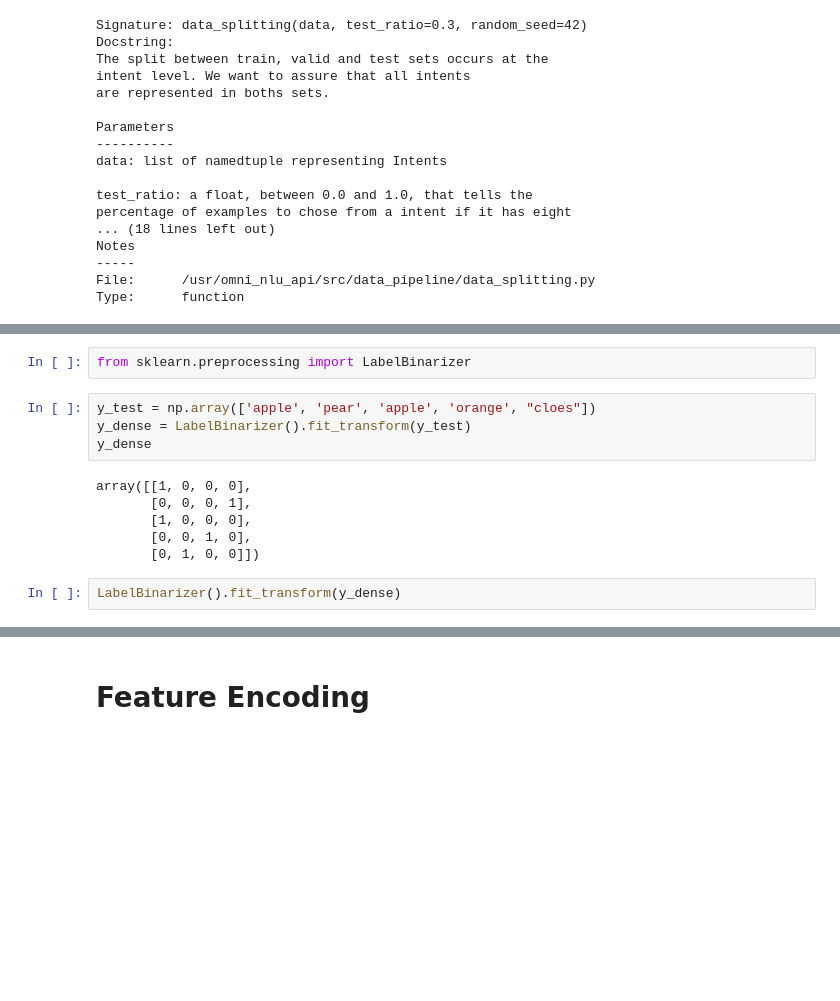
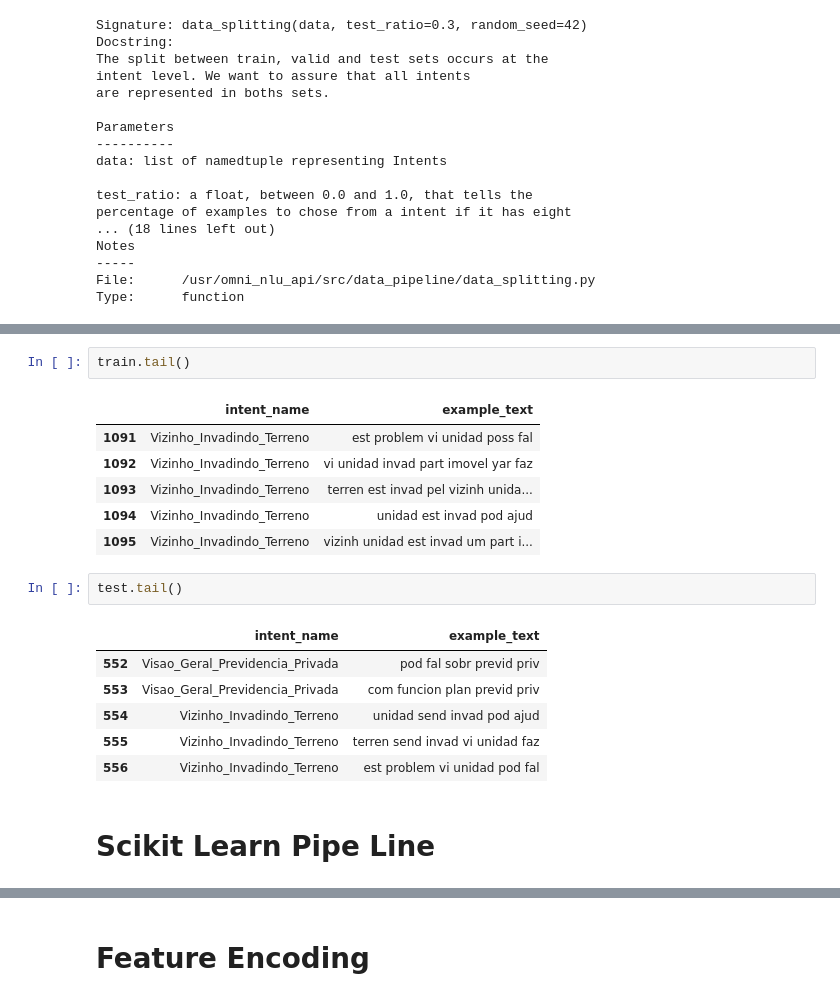
Before and after one commit to SClovesgtx/omni-nlu-api, a Jupyter notebook: jupyter_notebooks/TheDataFlow.ipynb, the cells around one changed output, grey strips where cells are left out. Cells and saved outputs as stored; diff of their text form; blank space fills up the shorter version.

```diff
--- a/jupyter_notebooks/TheDataFlow.ipynb
+++ b/jupyter_notebooks/TheDataFlow.ipynb
@@ -153,14 +134,20 @@ test[-3:]
-# %%
-from sklearn.preprocessing import LabelBinarizer
-# %%
-y_test = np.array(['apple', 'pear', 'apple', 'orange', "cloes"])
-y_dense = LabelBinarizer().fit_transform(y_test)
-y_dense
-# %% [output]
-array([[1, 0, 0, 0],
-       [0, 0, 0, 1],
-       [1, 0, 0, 0],
-       [0, 0, 1, 0],
-       [0, 1, 0, 0]])
-# %%
-LabelBinarizer().fit_transform(y_dense)
+# %%
+train.tail()
+# %% [output]
+|  | intent_name | example_text |
+| 1091 | Vizinho_Invadindo_Terreno | est problem vi unidad poss fal |
+| 1092 | Vizinho_Invadindo_Terreno | vi unidad invad part imovel yar faz |
+| 1093 | Vizinho_Invadindo_Terreno | terren est invad pel vizinh unida... |
+| 1094 | Vizinho_Invadindo_Terreno | unidad est invad pod ajud |
+| 1095 | Vizinho_Invadindo_Terreno | vizinh unidad est invad um part i... |
+# %%
+test.tail()
+# %% [output]
+|  | intent_name | example_text |
+| 552 | Visao_Geral_Previdencia_Privada | pod fal sobr previd priv |
+| 553 | Visao_Geral_Previdencia_Privada | com funcion plan previd priv |
+| 554 | Vizinho_Invadindo_Terreno | unidad send invad pod ajud |
+| 555 | Vizinho_Invadindo_Terreno | terren send invad vi unidad faz |
+| 556 | Vizinho_Invadindo_Terreno | est problem vi unidad pod fal |
+# %% [markdown]
+# Scikit Learn Pipe Line
```
Also changed, not shown: parts of 35 cells of this notebook, 2 other files.
